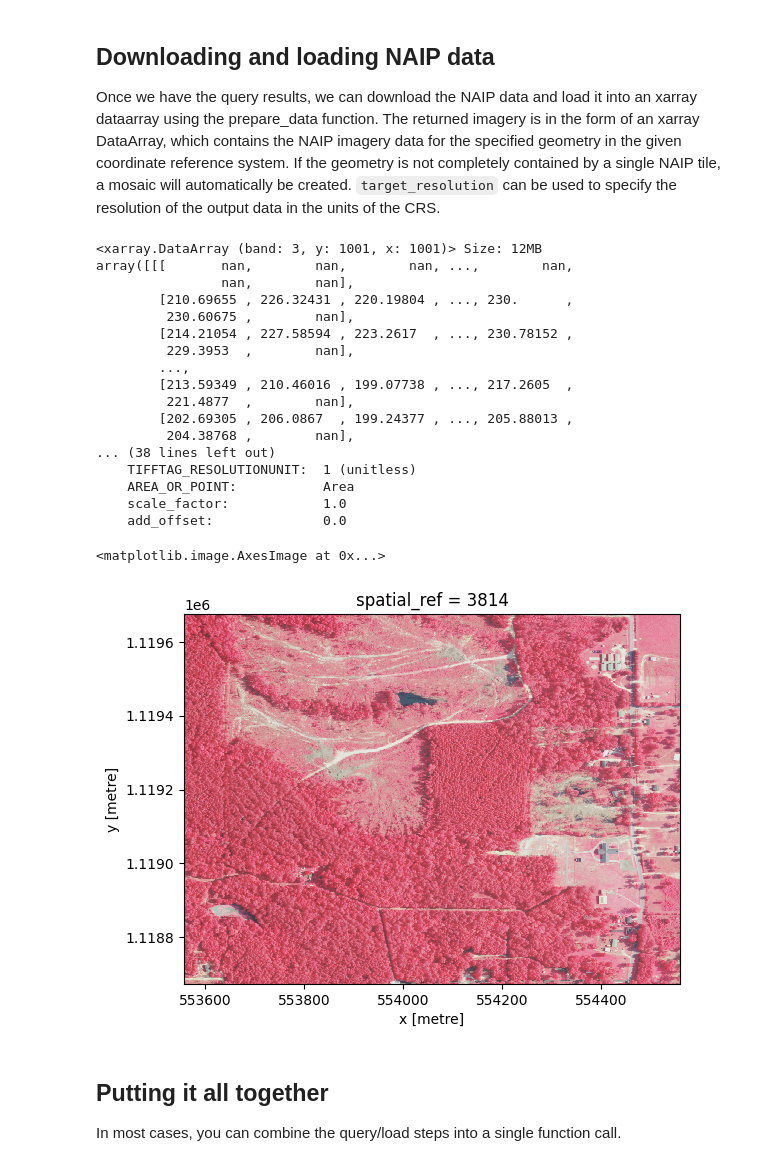
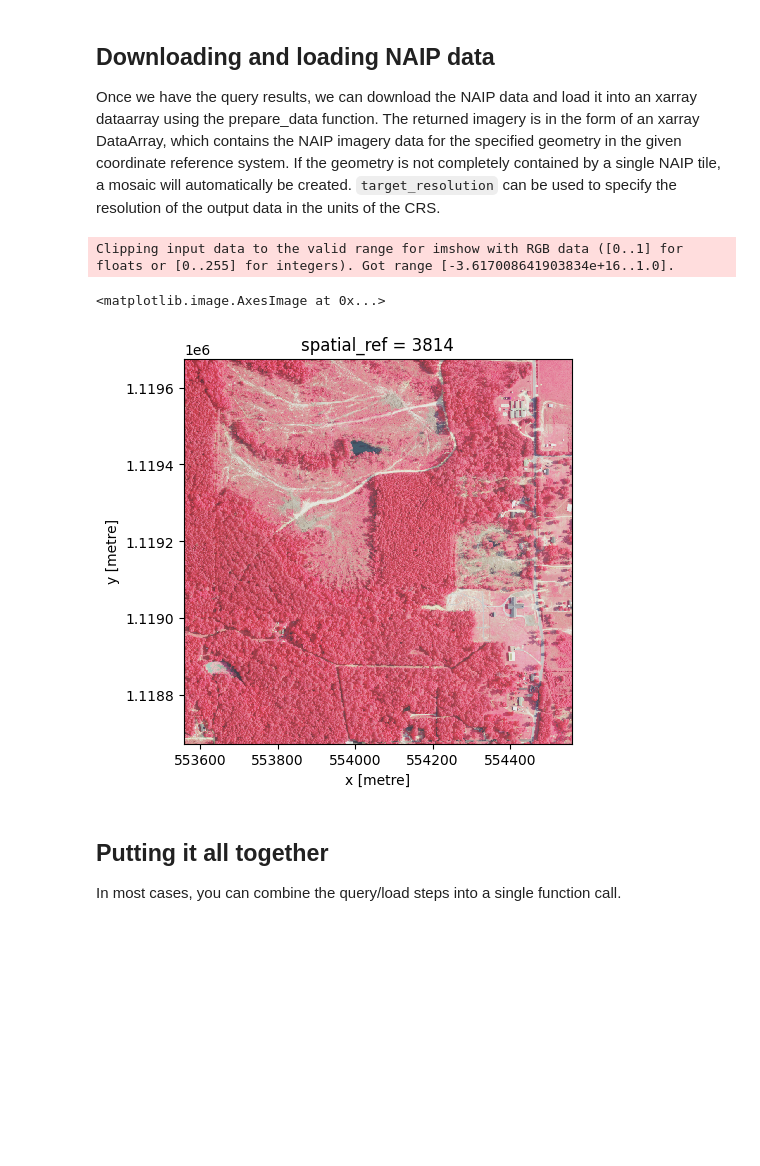
Before and after one commit to gcermsu/pcxarray, a Jupyter notebook: naip_demo.ipynb, the cells around one changed output. Drawn from its saved outputs; the diff is of its cells as text; code cells hidden in the pictures; blank space fills up the shorter version.

Commit message:
Change default sampling to bilinear, add HLS example

```diff
--- a/naip_demo.ipynb
+++ b/naip_demo.ipynb
@@ -93,33 +93,18 @@ Once we have the query results, we can download the NAIP data and load it into a
 # %%
 imagery = prepare_data(
     geometry=selected_geom,
     crs=grid_gdf.crs,
     items_gdf=items_gdf,
     target_resolution=1.0,
     bands=[4, 1, 2], # NIR, Red, Green
-    merge_method='first',
-)
-(imagery / 255.0).plot.imshow()
+    resampling_method='bilinear',
+) / 255.0 # Normalize the pixel values to [0, 1] range
+
+imagery.plot.imshow(size=5, aspect=1)
 # %% [output]
-<xarray.DataArray (band: 3, y: 1001, x: 1001)> Size: 12MB
-array([[[       nan,        nan,        nan, ...,        nan,
-                nan,        nan],
-        [210.69655 , 226.32431 , 220.19804 , ..., 230.      ,
-         230.60675 ,        nan],
-        [214.21054 , 227.58594 , 223.2617  , ..., 230.78152 ,
-         229.3953  ,        nan],
-        ...,
-        [213.59349 , 210.46016 , 199.07738 , ..., 217.2605  ,
-         221.4877  ,        nan],
-        [202.69305 , 206.0867  , 199.24377 , ..., 205.88013 ,
-         204.38768 ,        nan],
-... (38 lines left out)
-    TIFFTAG_RESOLUTIONUNIT:  1 (unitless)
-    AREA_OR_POINT:           Area
-    scale_factor:            1.0
-    add_offset:              0.0
+Clipping input data to the valid range for imshow with RGB data ([0..1] for floats or [0..255] for integers). Got range [-3.617008641903834e+16..1.0].
 <matplotlib.image.AxesImage at 0x...>
-[figure, old version]
+[figure, new version]
 # %% [markdown]
 ## Putting it all together
 
```
Also changed, not shown: parts of 1 cell of this notebook, 5 other files.
